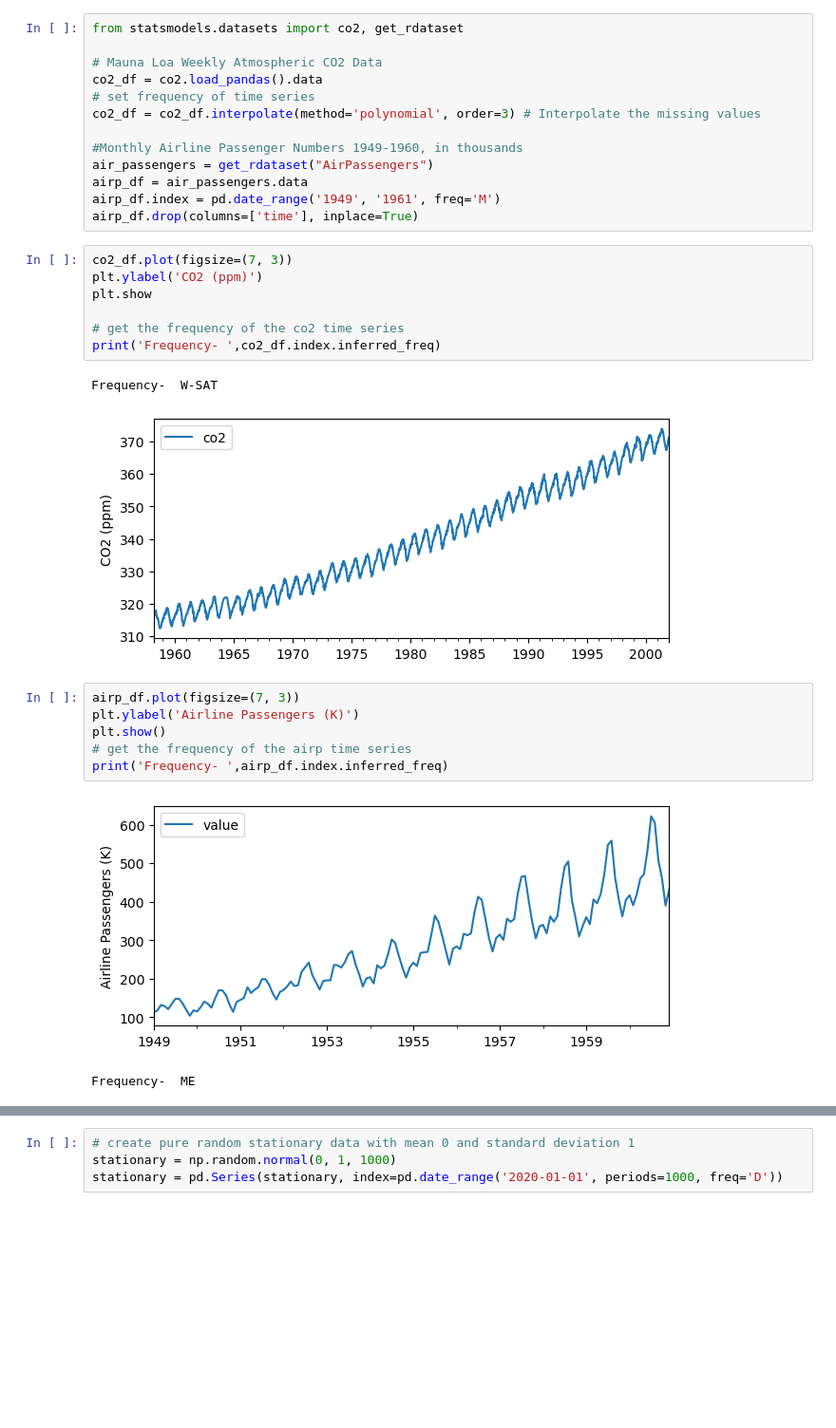
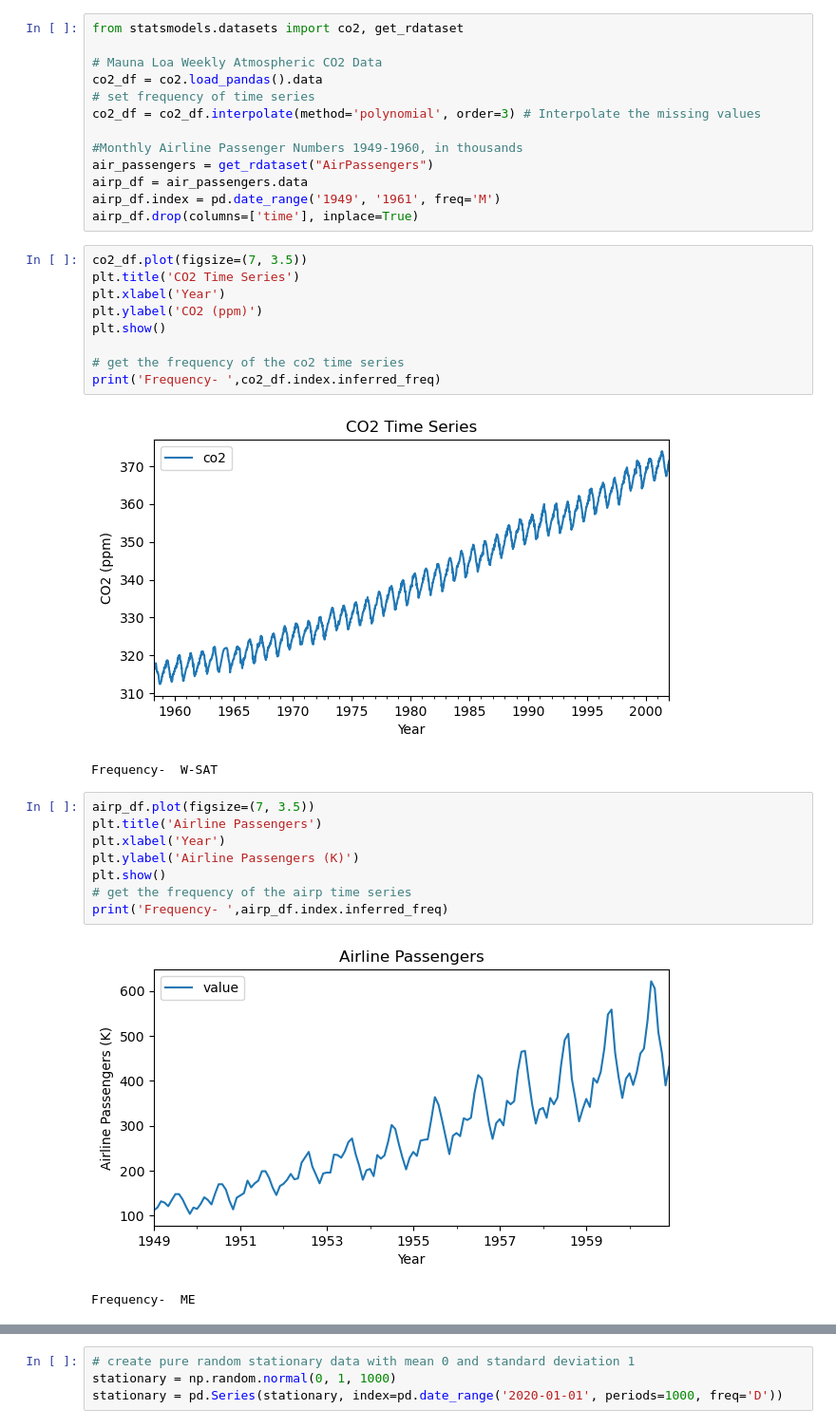
Before and after one commit to imriaharoni/AIRC-Time-Series-Workshop-2025, a Jupyter notebook: Lectures_notebooks/Lecture-2.ipynb, the cells around one changed output, grey strips where cells are left out. Shown at 95% size. Saved outputs shown, nothing was run; the diff lists cells and outputs as text; blank space fills up the shorter version.

```diff
--- a/Lectures_notebooks/Lecture-2.ipynb
+++ b/Lectures_notebooks/Lecture-2.ipynb
@@ -26,23 +37,27 @@ airp_df = air_passengers.data
 airp_df.index = pd.date_range('1949', '1961', freq='M')
 airp_df.drop(columns=['time'], inplace=True)
 # %%
-co2_df.plot(figsize=(7, 3))
+co2_df.plot(figsize=(7, 3.5))
+plt.title('CO2 Time Series')
+plt.xlabel('Year')
 plt.ylabel('CO2 (ppm)')
-plt.show
+plt.show()
 
 # get the frequency of the co2 time series
 print('Frequency- ',co2_df.index.inferred_freq)
 # %% [output]
+[figure, new version]
 Frequency-  W-SAT
-[figure, old version]
 # %%
-airp_df.plot(figsize=(7, 3))
+airp_df.plot(figsize=(7, 3.5))
+plt.title('Airline Passengers')
+plt.xlabel('Year')
 plt.ylabel('Airline Passengers (K)')
 plt.show()
 # get the frequency of the airp time series
 print('Frequency- ',airp_df.index.inferred_freq)
 # %% [output]
-[figure, old version]
+[figure, new version]
 Frequency-  ME
 # %%
 # load the file of stocks closing_price.csv to df from the folder 'Data_sets'
```
Also changed, not shown: parts of 99 cells of this notebook, 6 other files.
